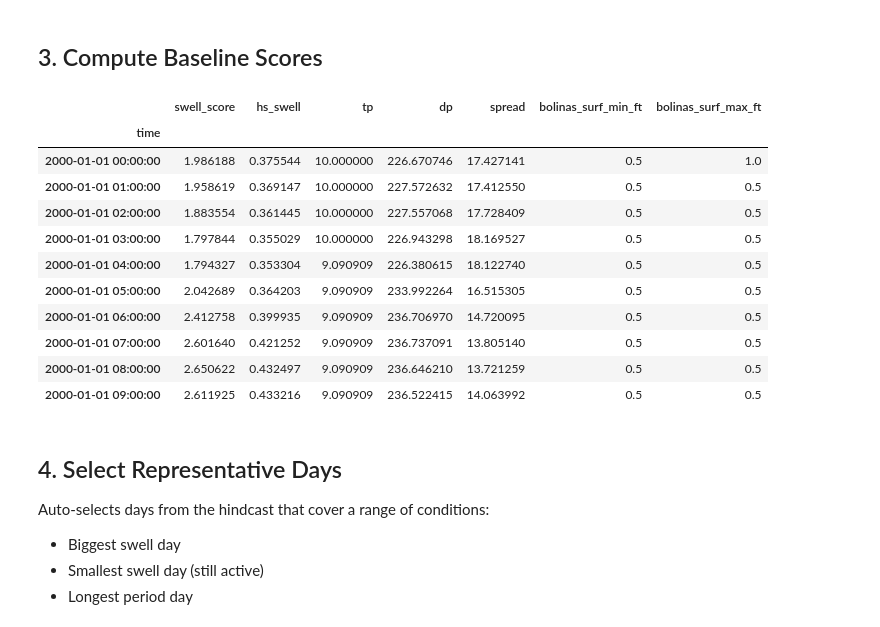
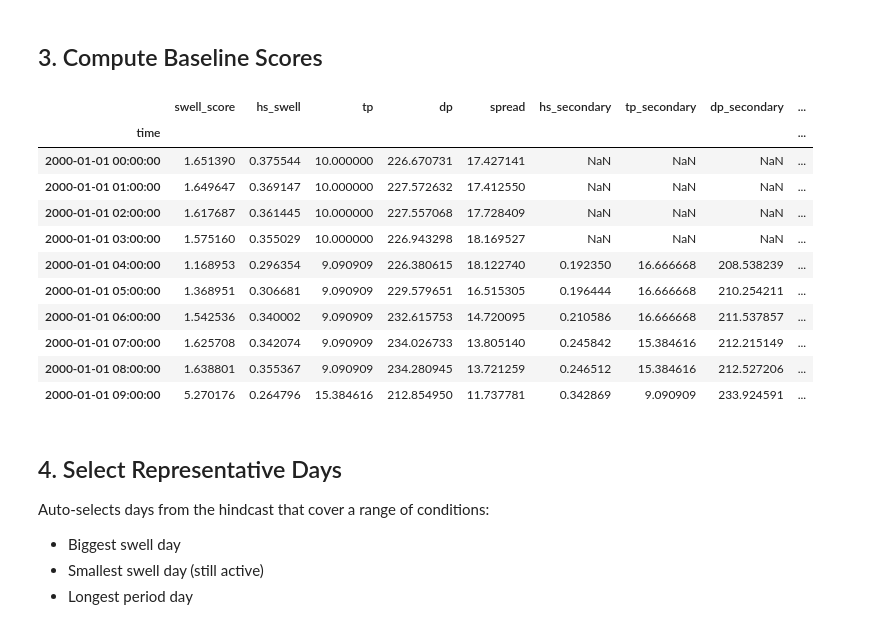
Before and after one commit to hslord/bolinas-surf-forecast, a Jupyter notebook: simulations/config_tuning.ipynb, the cells around one changed output. Cells and saved outputs as stored; diff of their text form; code cells hidden in the pictures.

Commit message:
separating swell scoring to partitioned swells

```diff
--- a/simulations/config_tuning.ipynb
+++ b/simulations/config_tuning.ipynb
@@ -77,30 +77,36 @@ Nearshore: {'range_factor': 0.15, 'range_period_min': 12, 'range_step': 0.01, 'd
 # %%
 def score_with_config(ds, surf_cfg):
     """Compute swell scores and surf heights for a given config."""
     scores = compute_swell_score(ds, surf_cfg)
     heights = scores.apply(
         lambda row: predict_bolinas_surf_height(
-            row["hs_swell"] * 3.28084, row["tp"], row["dp"], surf_cfg["nearshore"]
+            row["hs_swell"] * 3.28084,
+            row["tp"],
+            row["dp"],
+            row["hs_secondary"] * 3.28084,
+            row["tp_secondary"],
+            row["dp_secondary"],
+            surf_cfg["nearshore"],
         ),
         axis=1,
     )
     return pd.concat([scores, pd.DataFrame(heights.tolist(), index=scores.index)], axis=1)
 
 baseline_scores = score_with_config(ds_swell, baseline_surf)
-baseline_scores[["swell_score", "hs_swell", "tp", "dp", "spread", "bolinas_surf_min_ft", "bolinas_surf_max_ft"]].head(10)
+baseline_scores[["swell_score", "hs_swell", "tp", "dp", "spread", "hs_secondary", "tp_secondary", "dp_secondary", "bolinas_surf_min_ft", "bolinas_surf_max_ft"]].head(10)
 # %% [output]
-|  | swell_score | hs_swell | tp | dp | spread | bolinas_surf_min_ft | bolinas_surf_max_ft |
-| time |  |  |  |  |  |  |  |
-| 2000-01-01 00:00:00 | 1.986188 | 0.375544 | 10.000000 | 226.670746 | 17.427141 | 0.5 | 1.0 |
-| 2000-01-01 01:00:00 | 1.958619 | 0.369147 | 10.000000 | 227.572632 | 17.412550 | 0.5 | 0.5 |
-| 2000-01-01 02:00:00 | 1.883554 | 0.361445 | 10.000000 | 227.557068 | 17.728409 | 0.5 | 0.5 |
-| 2000-01-01 03:00:00 | 1.797844 | 0.355029 | 10.000000 | 226.943298 | 18.169527 | 0.5 | 0.5 |
-| 2000-01-01 04:00:00 | 1.794327 | 0.353304 | 9.090909 | 226.380615 | 18.122740 | 0.5 | 0.5 |
-| 2000-01-01 05:00:00 | 2.042689 | 0.364203 | 9.090909 | 233.992264 | 16.515305 | 0.5 | 0.5 |
-| 2000-01-01 06:00:00 | 2.412758 | 0.399935 | 9.090909 | 236.706970 | 14.720095 | 0.5 | 0.5 |
-| 2000-01-01 07:00:00 | 2.601640 | 0.421252 | 9.090909 | 236.737091 | 13.805140 | 0.5 | 0.5 |
-| 2000-01-01 08:00:00 | 2.650622 | 0.432497 | 9.090909 | 236.646210 | 13.721259 | 0.5 | 0.5 |
-| 2000-01-01 09:00:00 | 2.611925 | 0.433216 | 9.090909 | 236.522415 | 14.063992 | 0.5 | 0.5 |
+|  | swell_score | hs_swell | tp | dp | spread | hs_secondary | tp_secondary | dp_secondary | ... |
+| time |  |  |  |  |  |  |  |  | ... |
+| 2000-01-01 00:00:00 | 1.651390 | 0.375544 | 10.000000 | 226.670731 | 17.427141 | NaN | NaN | NaN | ... |
+| 2000-01-01 01:00:00 | 1.649647 | 0.369147 | 10.000000 | 227.572632 | 17.412550 | NaN | NaN | NaN | ... |
+| 2000-01-01 02:00:00 | 1.617687 | 0.361445 | 10.000000 | 227.557068 | 17.728409 | NaN | NaN | NaN | ... |
+| 2000-01-01 03:00:00 | 1.575160 | 0.355029 | 10.000000 | 226.943298 | 18.169527 | NaN | NaN | NaN | ... |
+| 2000-01-01 04:00:00 | 1.168953 | 0.296354 | 9.090909 | 226.380615 | 18.122740 | 0.192350 | 16.666668 | 208.538239 | ... |
+| 2000-01-01 05:00:00 | 1.368951 | 0.306681 | 9.090909 | 229.579651 | 16.515305 | 0.196444 | 16.666668 | 210.254211 | ... |
+| 2000-01-01 06:00:00 | 1.542536 | 0.340002 | 9.090909 | 232.615753 | 14.720095 | 0.210586 | 16.666668 | 211.537857 | ... |
+| 2000-01-01 07:00:00 | 1.625708 | 0.342074 | 9.090909 | 234.026733 | 13.805140 | 0.245842 | 15.384616 | 212.215149 | ... |
+| 2000-01-01 08:00:00 | 1.638801 | 0.355367 | 9.090909 | 234.280945 | 13.721259 | 0.246512 | 15.384616 | 212.527206 | ... |
+| 2000-01-01 09:00:00 | 5.270176 | 0.264796 | 15.384616 | 212.854950 | 11.737781 | 0.342869 | 9.090909 | 233.924591 | ... |
 # %% [markdown]
 ## 4. Select Representative Days
 
```
Also changed, not shown: parts of 12 cells of this notebook, 7 other files.
